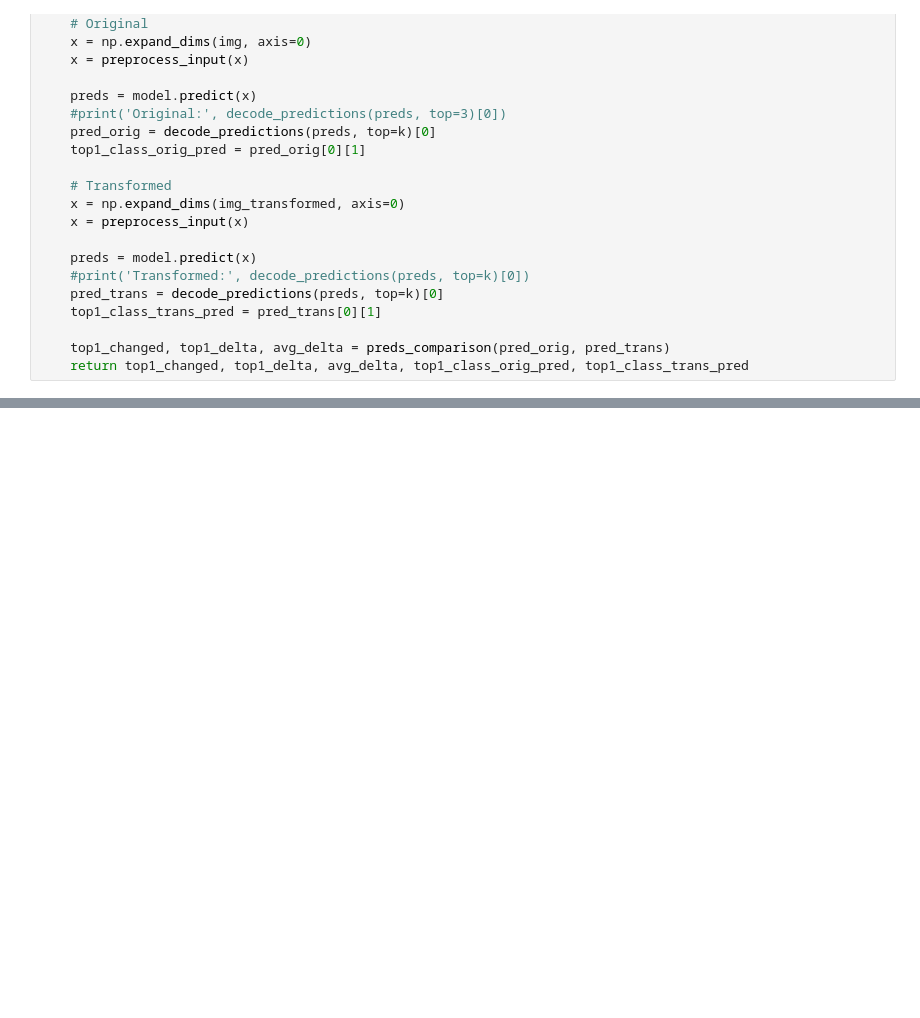
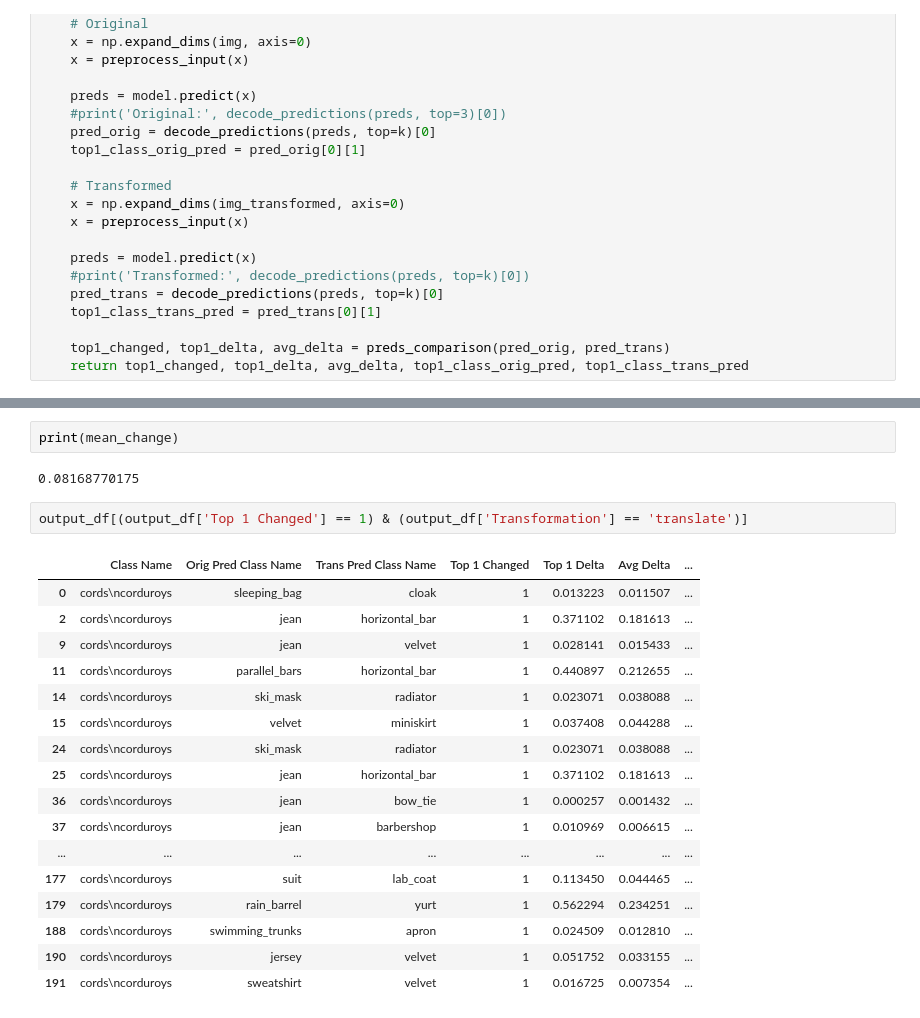
Before and after one commit to felixdumont/nn_invariance, a Jupyter notebook: NN Invariance Project.ipynb, the cells around one changed output, grey strips where cells are left out. Cells and saved outputs as stored; diff of their text form; blank space fills up the shorter version.

```diff
--- a/NN Invariance Project.ipynb
+++ b/NN Invariance Project.ipynb
@@ -161,0 +192,24 @@ output_df # All results
+# %%
+print(mean_change)
+# %% [output]
+0.08168770175
+# %%
+output_df[(output_df['Top 1 Changed'] == 1) & (output_df['Transformation'] == 'translate')]
+# %% [output]
+|  | Class Name | Orig Pred Class Name | Trans Pred Class Name | Top 1 Changed | Top 1 Delta | Avg Delta | ... |
+| 0 | cords\ncorduroys | sleeping_bag | cloak | 1 | 0.013223 | 0.011507 | ... |
+| 2 | cords\ncorduroys | jean | horizontal_bar | 1 | 0.371102 | 0.181613 | ... |
+| 9 | cords\ncorduroys | jean | velvet | 1 | 0.028141 | 0.015433 | ... |
+| 11 | cords\ncorduroys | parallel_bars | horizontal_bar | 1 | 0.440897 | 0.212655 | ... |
+| 14 | cords\ncorduroys | ski_mask | radiator | 1 | 0.023071 | 0.038088 | ... |
+| 15 | cords\ncorduroys | velvet | miniskirt | 1 | 0.037408 | 0.044288 | ... |
+| 24 | cords\ncorduroys | ski_mask | radiator | 1 | 0.023071 | 0.038088 | ... |
+| 25 | cords\ncorduroys | jean | horizontal_bar | 1 | 0.371102 | 0.181613 | ... |
+| 36 | cords\ncorduroys | jean | bow_tie | 1 | 0.000257 | 0.001432 | ... |
+| 37 | cords\ncorduroys | jean | barbershop | 1 | 0.010969 | 0.006615 | ... |
+| ... | ... | ... | ... | ... | ... | ... | ... |
+| 177 | cords\ncorduroys | suit | lab_coat | 1 | 0.113450 | 0.044465 | ... |
+| 179 | cords\ncorduroys | rain_barrel | yurt | 1 | 0.562294 | 0.234251 | ... |
+| 188 | cords\ncorduroys | swimming_trunks | apron | 1 | 0.024509 | 0.012810 | ... |
+| 190 | cords\ncorduroys | jersey | velvet | 1 | 0.051752 | 0.033155 | ... |
+| 191 | cords\ncorduroys | sweatshirt | velvet | 1 | 0.016725 | 0.007354 | ... |
```
Also changed, not shown: parts of 9 cells of this notebook.
